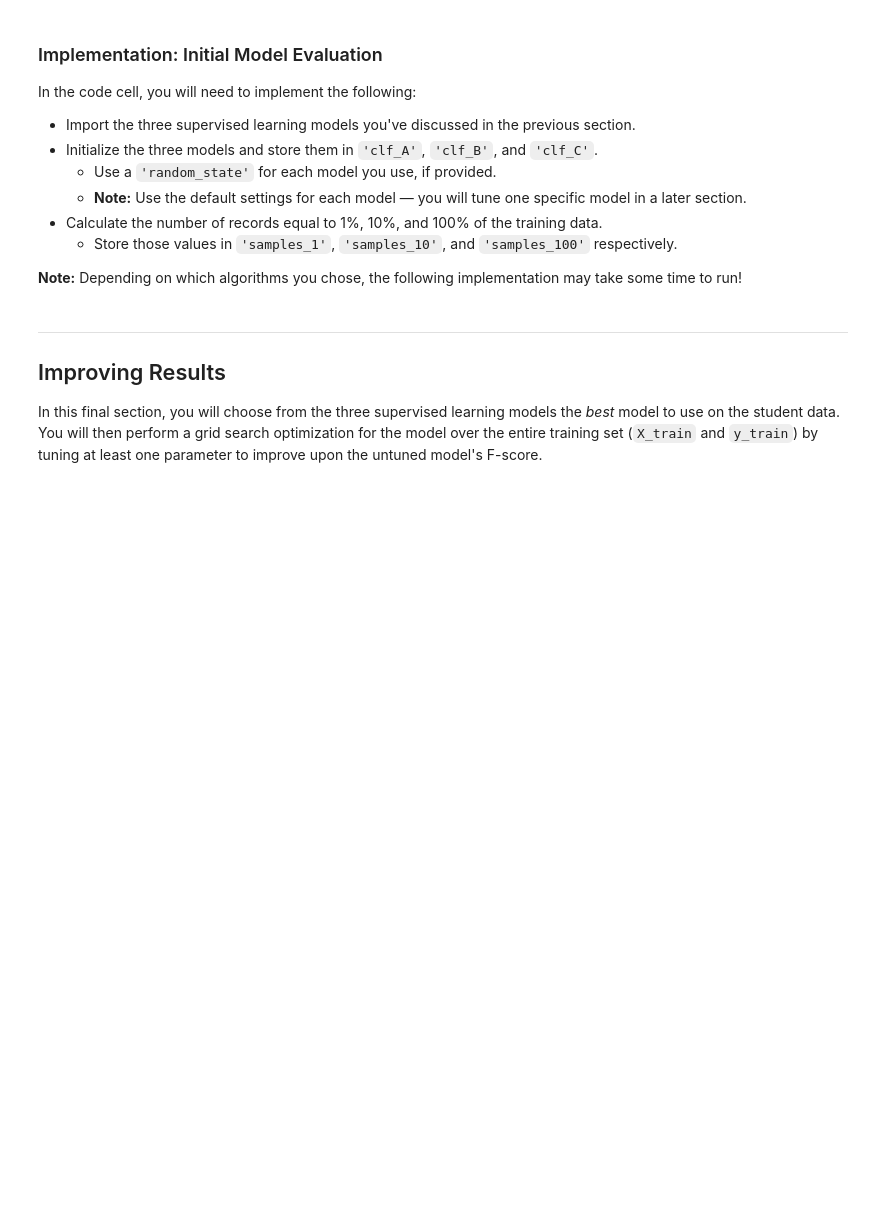
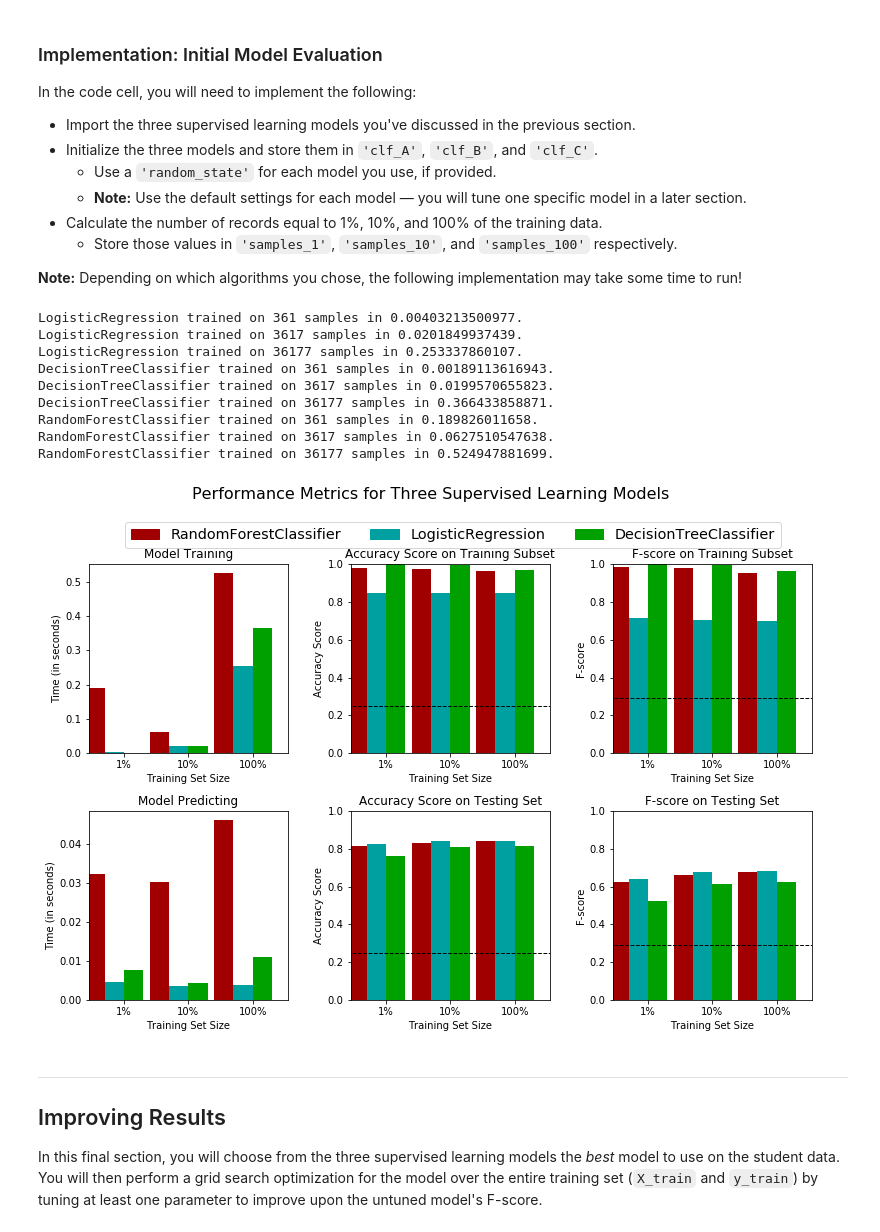
Before and after one commit to mukerong/Machine-Learning-Engineer-Nanodegree, a Jupyter notebook: P2-CharityML/finding_donors.ipynb, the cells around one changed output. Drawn from its saved outputs; the diff is of its cells as text; code cells hidden in the pictures; blank space fills up the shorter version.

```diff
--- a/P2-CharityML/finding_donors.ipynb
+++ b/P2-CharityML/finding_donors.ipynb
@@ -312,6 +312,7 @@ In the code block below, you will need to implement the following:
    - Make sure that you set the `beta` parameter!
 # %%
 # TODO: Import two metrics from sklearn - fbeta_score and accuracy_score
+from sklearn.metrics import accuracy_score, fbeta_score
 
 def train_predict(learner, sample_size, X_train, y_train, X_test, y_test):
     '''
@@ -328,36 +329,36 @@ def train_predict(learner, sample_size, X_train, y_train, X_test, y_test):
 
     # TODO: Fit the learner to the training data using slicing with 'sample_size' using .fit(training_features[:], training_labels[:])
     start = time() # Get start time
-    learner = None
+    learner.fit(X_train[:sample_size], y_train[:sample_size])
     end = time() # Get end time
 
     # TODO: Calculate the training time
-    results['train_time'] = None
+    results['train_time'] = end -start
 
     # TODO: Get the predictions on the test set(X_test),
     #       then get predictions on the first 300 training samples(X_train) using .predict()
     start = time() # Get start time
-    predictions_test = None
-    predictions_train = None
+    predictions_test = learner.predict(X_test)
+    predictions_train = learner.predict(X_train[:300])
     end = time() # Get end time
 
     # TODO: Calculate the total prediction time
-    results['pred_time'] = None
+    results['pred_time'] = end - start
 
     # TODO: Compute accuracy on the first 300 training samples which is y_train[:300]
-    results['acc_train'] = None
+    results['acc_train'] = accuracy_score(y_train[:300], predictions_train)
 
     # TODO: Compute accuracy on test set using accuracy_score()
-    results['acc_test'] = None
+    results['acc_test'] = accuracy_score(y_test, predictions_test)
 
     # TODO: Compute F-score on the the first 300 training samples using fbeta_score()
-    results['f_train'] = None
+    results['f_train'] = fbeta_score(y_train[:300], predictions_train, beta=0.5)
 
     # TODO: Compute F-score on the test set which is y_test
-    results['f_test'] = None
+    results['f_test'] = fbeta_score(y_test, predictions_test, beta=0.5)
 
     # Success
-    print "{} trained on {} samples.".format(learner.__class__.__name__, sample_size)
+    print "{} trained on {} samples in {}.".format(learner.__class__.__name__, sample_size, results['train_time'])
 
     # Return the results
     return results
@@ -374,31 +375,45 @@ In the code cell, you will need to implement the following:
 **Note:** Depending on which algorithms you chose, the following implementation may take some time to run!
 # %%
 # TODO: Import the three supervised learning models from sklearn
+from sklearn.linear_model import LogisticRegression
+from sklearn.tree import DecisionTreeClassifier
+from sklearn.ensemble import RandomForestClassifier
 
 # TODO: Initialize the three models
-clf_A = None
-clf_B = None
-clf_C = None
+clf_A = LogisticRegression(random_state=106)
+clf_B = DecisionTreeClassifier(random_state=106)
+clf_C = RandomForestClassifier(random_state=106)
 
 # TODO: Calculate the number of samples for 1%, 10%, and 100% of the training data
 # HINT: samples_100 is the entire training set i.e. len(y_train)
 # HINT: samples_10 is 10% of samples_100
 # HINT: samples_1 is 1% of samples_100
-samples_100 = None
-samples_10 = None
-samples_1 = None
+samples_100 = int(len(y_train))
+samples_10 = int(0.1*len(y_train))
+samples_1 = int(0.01*len(y_train))
 
 # Collect results on the learners
 results = {}
 for clf in [clf_A, clf_B, clf_C]:
     clf_name = clf.__class__.__name__
     results[clf_name] = {}
     for i, samples in enumerate([samples_1, samples_10, samples_100]):
         results[clf_name][i] = \
         train_predict(clf, samples, X_train, y_train, X_test, y_test)
 
 # Run metrics visualization for the three supervised learning models chosen
 vs.evaluate(results, accuracy, fscore)
+# %% [output]
+LogisticRegression trained on 361 samples in 0.00403213500977.
+LogisticRegression trained on 3617 samples in 0.0201849937439.
+LogisticRegression trained on 36177 samples in 0.253337860107.
+DecisionTreeClassifier trained on 361 samples in 0.00189113616943.
+DecisionTreeClassifier trained on 3617 samples in 0.0199570655823.
+DecisionTreeClassifier trained on 36177 samples in 0.366433858871.
+RandomForestClassifier trained on 361 samples in 0.189826011658.
+RandomForestClassifier trained on 3617 samples in 0.0627510547638.
+RandomForestClassifier trained on 36177 samples in 0.524947881699.
+[figure, added]
 # %% [markdown]
 ----
 ## Improving Results
```
Also changed, not shown: parts of 2 cells of this notebook.
